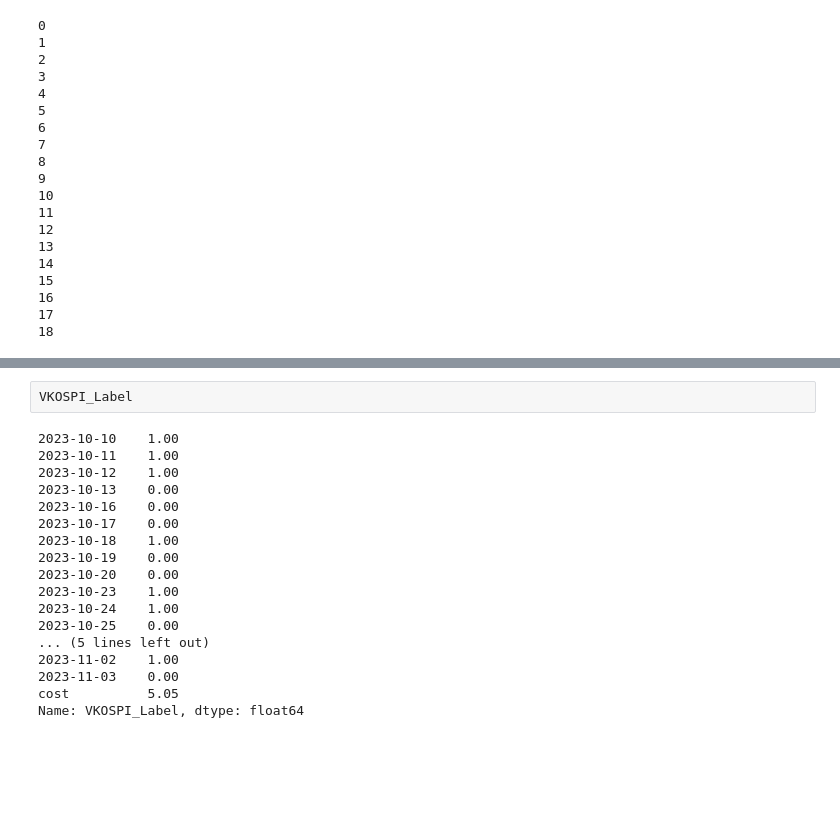
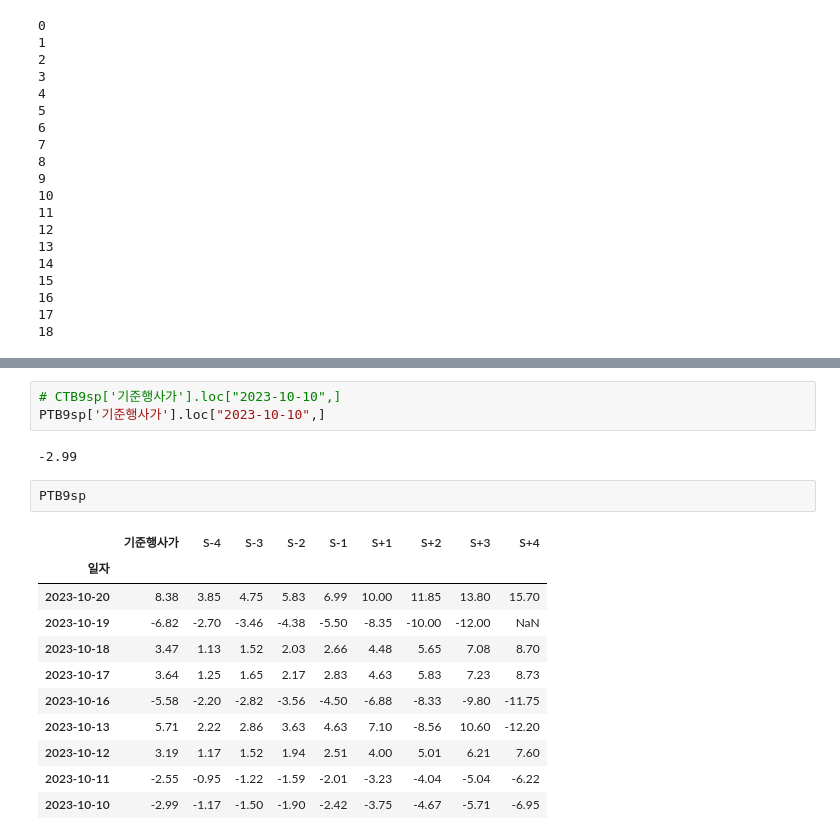
Before and after one commit to jyoooonh/Project1_sample, a Jupyter notebook: option_strategy.ipynb, the cells around one changed output, grey strips where cells are left out. Saved outputs shown, nothing was run; the diff lists cells and outputs as text; blank space fills up the shorter version.

```diff
--- a/option_strategy.ipynb
+++ b/option_strategy.ipynb
@@ -242,20 +266,19 @@ cost 1
-# %%
-VKOSPI_Label
-# %% [output]
-2023-10-10    1.00
-2023-10-11    1.00
-2023-10-12    1.00
-2023-10-13    0.00
-2023-10-16    0.00
-2023-10-17    0.00
-2023-10-18    1.00
-2023-10-19    0.00
-2023-10-20    0.00
-2023-10-23    1.00
-2023-10-24    1.00
-2023-10-25    0.00
-... (5 lines left out)
-2023-11-02    1.00
-2023-11-03    0.00
-cost          5.05
-Name: VKOSPI_Label, dtype: float64
+# %%
+# CTB9sp['기준행사가'].loc["2023-10-10",]
+PTB9sp['기준행사가'].loc["2023-10-10",]
+# %% [output]
+-2.99
+# %%
+PTB9sp
+# %% [output]
+|  | 기준행사가 | S-4 | S-3 | S-2 | S-1 | S+1 | S+2 | S+3 | S+4 |
+| 일자 |  |  |  |  |  |  |  |  |  |
+| 2023-10-20 | 8.38 | 3.85 | 4.75 | 5.83 | 6.99 | 10.00 | 11.85 | 13.80 | 15.70 |
+| 2023-10-19 | -6.82 | -2.70 | -3.46 | -4.38 | -5.50 | -8.35 | -10.00 | -12.00 | NaN |
+| 2023-10-18 | 3.47 | 1.13 | 1.52 | 2.03 | 2.66 | 4.48 | 5.65 | 7.08 | 8.70 |
+| 2023-10-17 | 3.64 | 1.25 | 1.65 | 2.17 | 2.83 | 4.63 | 5.83 | 7.23 | 8.73 |
+| 2023-10-16 | -5.58 | -2.20 | -2.82 | -3.56 | -4.50 | -6.88 | -8.33 | -9.80 | -11.75 |
+| 2023-10-13 | 5.71 | 2.22 | 2.86 | 3.63 | 4.63 | 7.10 | -8.56 | 10.60 | -12.20 |
+| 2023-10-12 | 3.19 | 1.17 | 1.52 | 1.94 | 2.51 | 4.00 | 5.01 | 6.21 | 7.60 |
+| 2023-10-11 | -2.55 | -0.95 | -1.22 | -1.59 | -2.01 | -3.23 | -4.04 | -5.04 | -6.22 |
+| 2023-10-10 | -2.99 | -1.17 | -1.50 | -1.90 | -2.42 | -3.75 | -4.67 | -5.71 | -6.95 |
```
Also changed, not shown: parts of 11 cells of this notebook, 1 other file.
